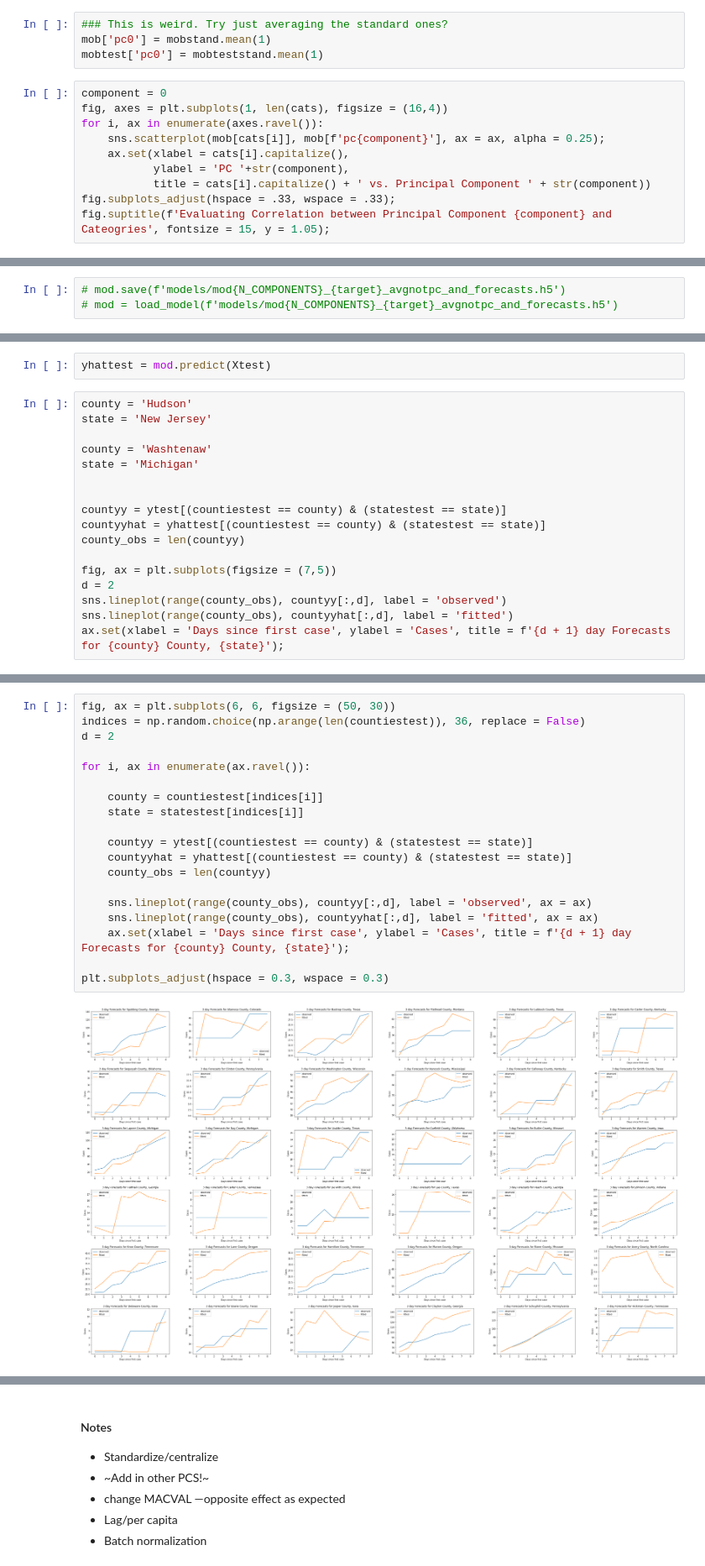
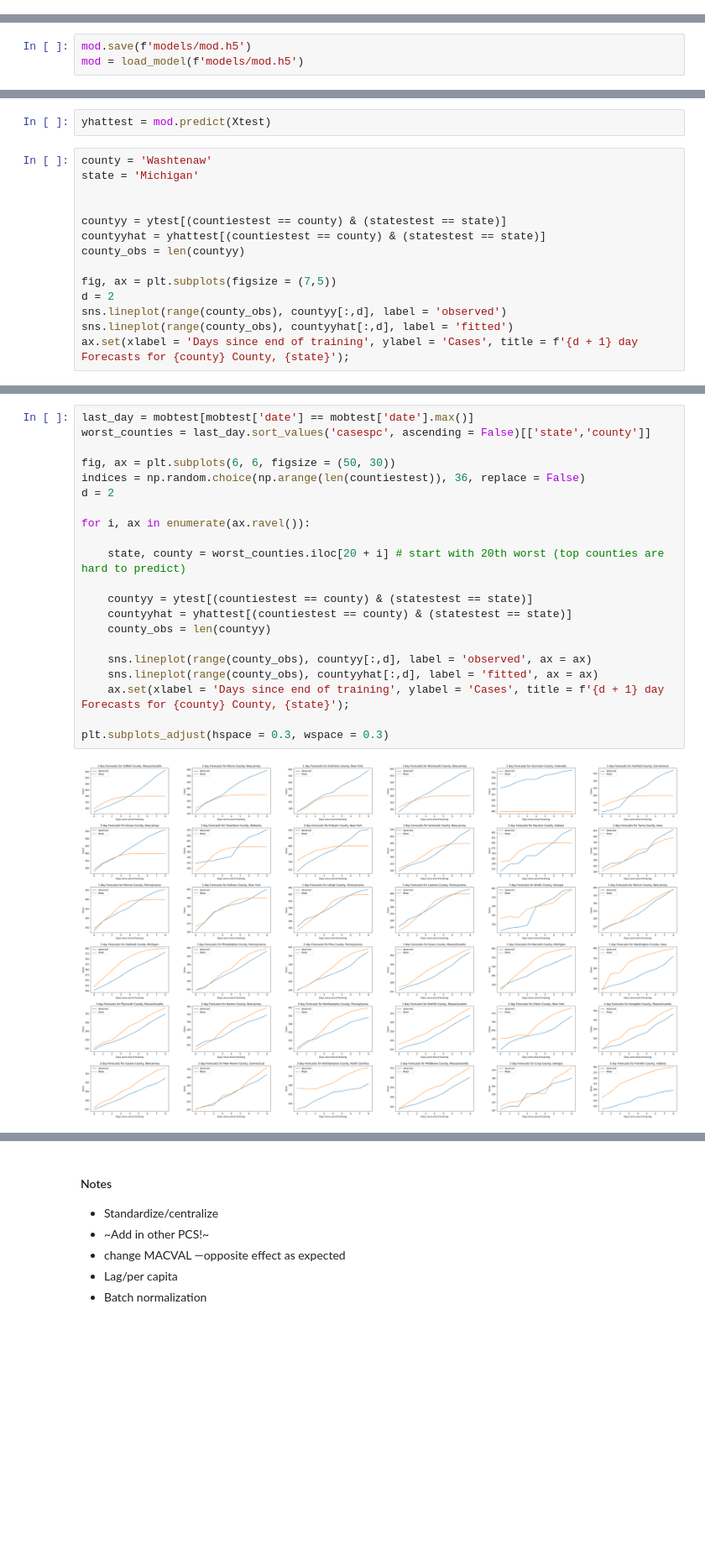
Before and after one commit to dafriedman97/COVID19_forecasts, a Jupyter notebook: forecasts.ipynb, the cells around one changed output, grey strips where cells are left out. Shown at 84% size. Saved outputs shown, nothing was run; the diff lists cells and outputs as text; blank space fills up the shorter version.

```diff
--- a/forecasts.ipynb
+++ b/forecasts.ipynb
@@ -144,14 +132,0 @@ mob.head()
-# %%
-### This is weird. Try just averaging the standard ones?
-mob['pc0'] = mobstand.mean(1)
-mobtest['pc0'] = mobteststand.mean(1)
-# %%
-component = 0
-fig, axes = plt.subplots(1, len(cats), figsize = (16,4))
-for i, ax in enumerate(axes.ravel()):
-    sns.scatterplot(mob[cats[i]], mob[f'pc{component}'], ax = ax, alpha = 0.25);
-    ax.set(xlabel = cats[i].capitalize(),
-           ylabel = 'PC '+str(component),
-           title = cats[i].capitalize() + ' vs. Principal Component ' + str(component))
-fig.subplots_adjust(hspace = .33, wspace = .33);
-fig.suptitle(f'Evaluating Correlation between Principal Component {component} and Cateogries', fontsize = 15, y = 1.05);
@@ -270,6 +243,6 @@ sns.lineplot(range(len(history.history['val_loss'])), history.history['val_loss'
 # %%
-# mod.save(f'models/mod{N_COMPONENTS}_{target}_avgnotpc_and_forecasts.h5')
-# mod = load_model(f'models/mod{N_COMPONENTS}_{target}_avgnotpc_and_forecasts.h5')
+mod.save(f'models/mod.h5')
+mod = load_model(f'models/mod.h5')
 # %%
 yhat = mod.predict(X)
 # %%
@@ -320,9 +299,6 @@ countiestest = np.array(countiestest)
 # %%
 yhattest = mod.predict(Xtest)
 # %%
-county = 'Hudson'
-state = 'New Jersey'
-
 county = 'Washtenaw'
 state = 'Michigan'
 
@@ -335,5 +311,5 @@ fig, ax = plt.subplots(figsize = (7,5))
 d = 2
 sns.lineplot(range(county_obs), countyy[:,d], label = 'observed')
 sns.lineplot(range(county_obs), countyyhat[:,d], label = 'fitted')
-ax.set(xlabel = 'Days since first case', ylabel = 'Cases', title = f'{d + 1} day Forecasts for {county} County, {state}');
+ax.set(xlabel = 'Days since end of training', ylabel = 'Cases', title = f'{d + 1} day Forecasts for {county} County, {state}');
 # %% [output]
@@ -341,24 +317,26 @@ ax.set(xlabel = 'Days since first case', ylabel = 'Cases', title = f'{d + 1} day
 # %%
+last_day = mobtest[mobtest['date'] == mobtest['date'].max()]
+worst_counties = last_day.sort_values('casespc', ascending = False)[['state','county']]
+
 fig, ax = plt.subplots(6, 6, figsize = (50, 30))
 indices = np.random.choice(np.arange(len(countiestest)), 36, replace = False)
 d = 2
 
 for i, ax in enumerate(ax.ravel()):
 
-    county = countiestest[indices[i]]
-    state = statestest[indices[i]]
+    state, county = worst_counties.iloc[20 + i] # start with 20th worst (top counties are hard to predict)
 
     countyy = ytest[(countiestest == county) & (statestest == state)]
     countyyhat = yhattest[(countiestest == county) & (statestest == state)]
     county_obs = len(countyy)
 
     sns.lineplot(range(county_obs), countyy[:,d], label = 'observed', ax = ax)
     sns.lineplot(range(county_obs), countyyhat[:,d], label = 'fitted', ax = ax)
-    ax.set(xlabel = 'Days since first case', ylabel = 'Cases', title = f'{d + 1} day Forecasts for {county} County, {state}');
+    ax.set(xlabel = 'Days since end of training', ylabel = 'Cases', title = f'{d + 1} day Forecasts for {county} County, {state}');
 
 plt.subplots_adjust(hspace = 0.3, wspace = 0.3)
 # %% [output]
-[figure, old version]
+[figure, new version]
 # %% [markdown]
 #### Parameters that worked
 
```
Also changed, not shown: parts of 18 cells of this notebook, 19 other files.
